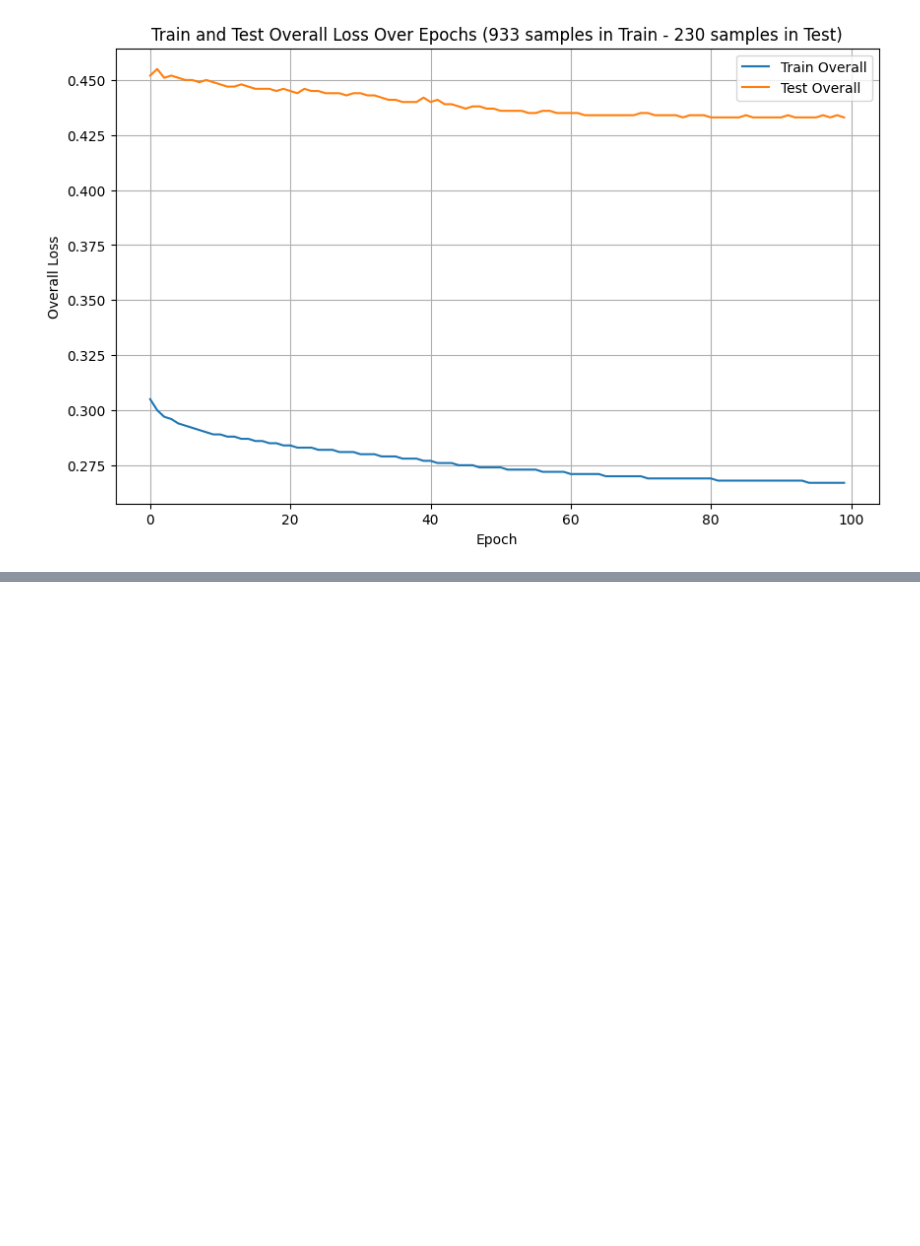
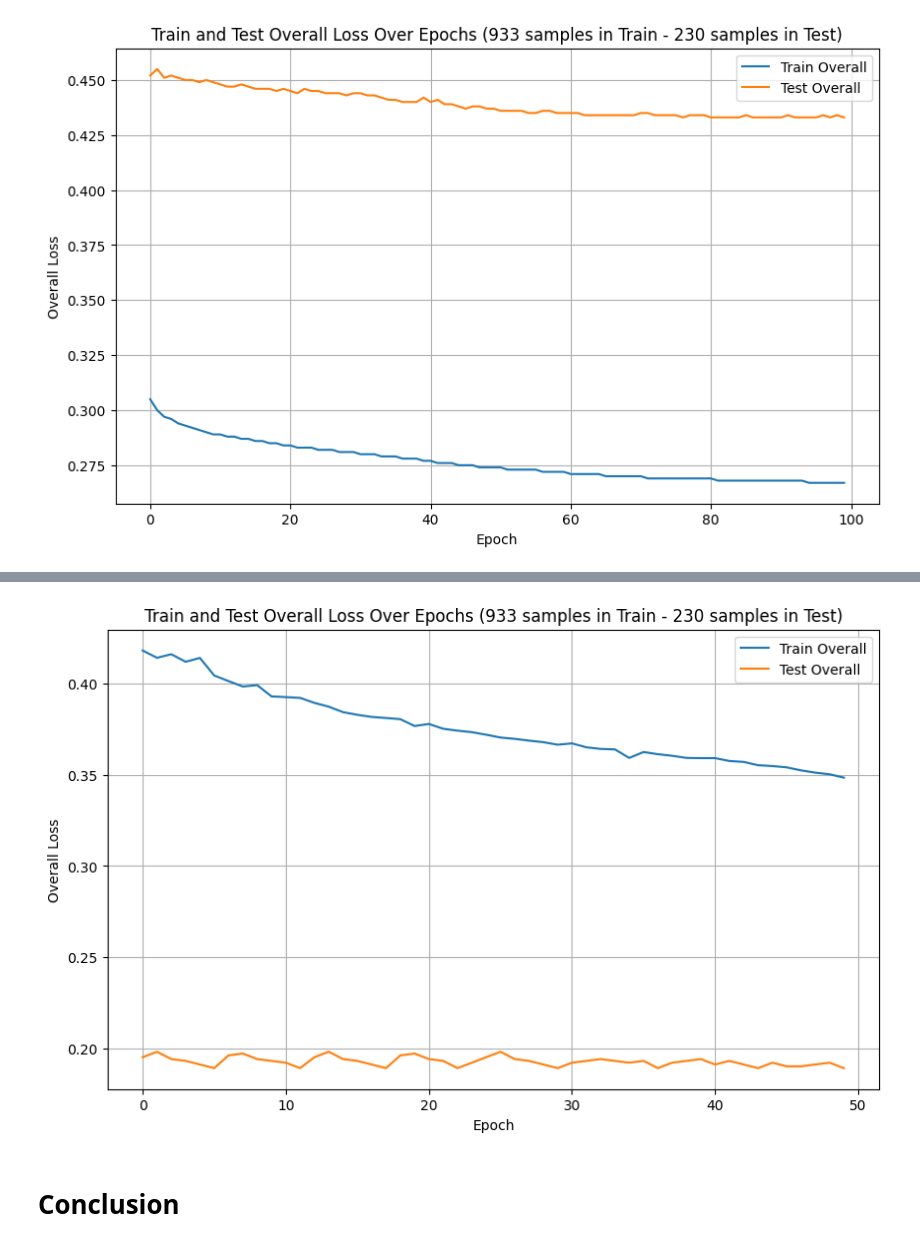
Before and after one commit to bralani/retopology, a Jupyter notebook: retopology.ipynb, the cells around one changed output, grey strips where cells are left out. Cells and saved outputs as stored; diff of their text form; code cells hidden in the pictures; blank space fills up the shorter version.

```diff
--- a/retopology.ipynb
+++ b/retopology.ipynb
@@ -434,0 +633,37 @@ fig.show()
+# %%
+train_overall = [0.4183685208612257, 0.41431832114893917, 0.41631013031533596, 0.4121641746987414,
+0.4142565371330702, 0.404617770593047, 0.4015341883406127, 0.398571736538173,
+0.39934249505409135, 0.3931646354222788, 0.39276198063416135, 0.3923425206686051,
+0.3895780302948484, 0.3875124922539364, 0.3844852241771012, 0.3830362174495627,
+0.38187492918457966, 0.38128656895346626, 0.3806637416768972, 0.3768736785864771,
+0.37799135936696244, 0.3753767857732162, 0.3743386419773877, 0.3735252182194677,
+0.37210786336697204, 0.37054922625674946, 0.3698292440207234, 0.3688561551000537,
+0.3680081160171007, 0.36661562394691204, 0.36736122942081545, 0.36518139036595746,
+0.3643068038910671, 0.364033016677294, 0.3593613040131987, 0.3626065371621469, 0.36141539370757634,
+0.3605390513386729, 0.3593613040131987, 0.3592402111082788, 0.3592402111082788, 0.3576686495878311,
+0.3571666200492226, 0.35536732422578334, 0.3549030247756122, 0.3541830067438291,
+0.35251384702780494, 0.3512702347786182, 0.350375855086267, 0.3485207838841649]
+
+
+test_overall = [0.195, 0.198, 0.194, 0.193, 0.191, 0.189, 0.196, 0.197, 0.194, 0.193,
+0.192, 0.189, 0.195, 0.198, 0.194, 0.193, 0.191, 0.189, 0.196, 0.197,
+0.194, 0.193, 0.189, 0.192, 0.195, 0.198, 0.194, 0.193, 0.191, 0.189,
+0.192, 0.193, 0.194, 0.193, 0.192,0.193, 0.189,0.192, 0.193, 0.194, 0.191, 0.193,
+0.191, 0.189, 0.192, 0.190, 0.190, 0.191, 0.192, 0.189]
+
+epochs = np.arange(len(train_overall))
+
+# Create the plot
+plt.figure(figsize=(10, 6))
+plt.plot(epochs, train_overall, label='Train Overall')
+plt.plot(epochs, test_overall, label='Test Overall')
+plt.xlabel('Epoch')
+plt.ylabel('Overall Loss')
+plt.title('Train and Test Overall Loss Over Epochs (933 samples in Train - 230 samples in Test)')
+plt.legend()
+plt.grid(True)
+plt.show()
+# %% [output]
+[figure, added]
+# %% [markdown]
+# Conclusion
```
Also changed, not shown: parts of 41 cells of this notebook, 1 other file.
